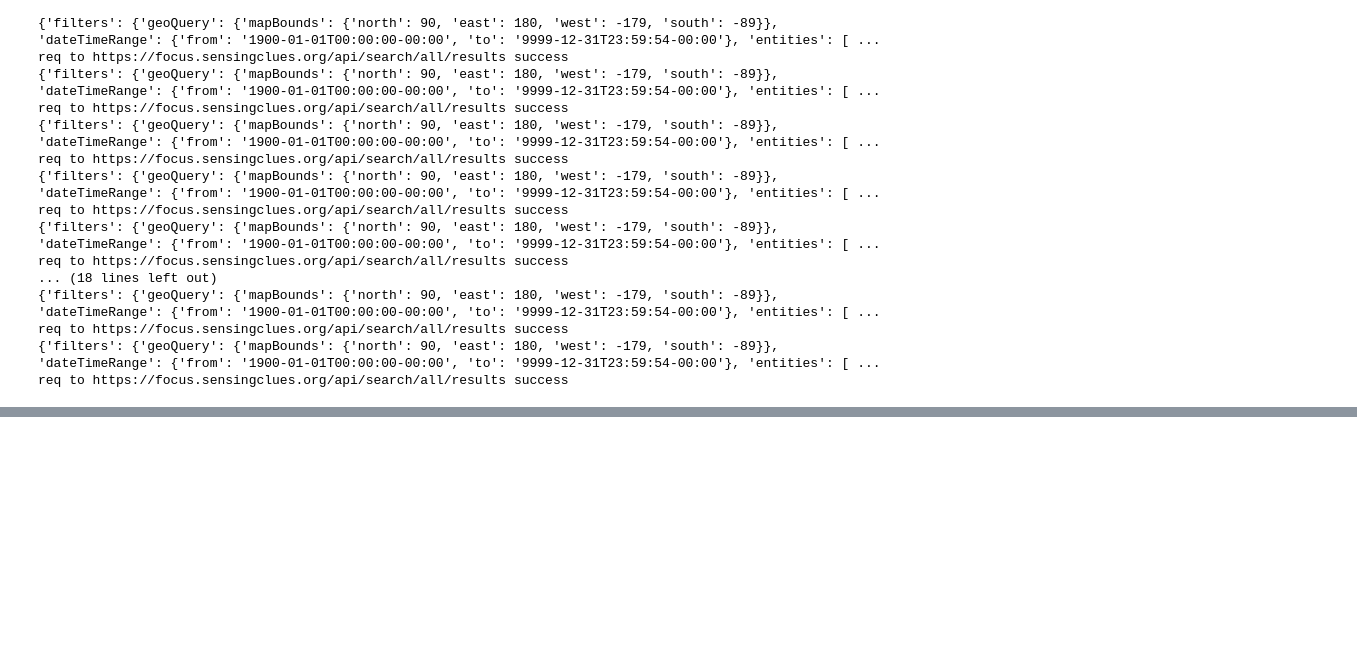
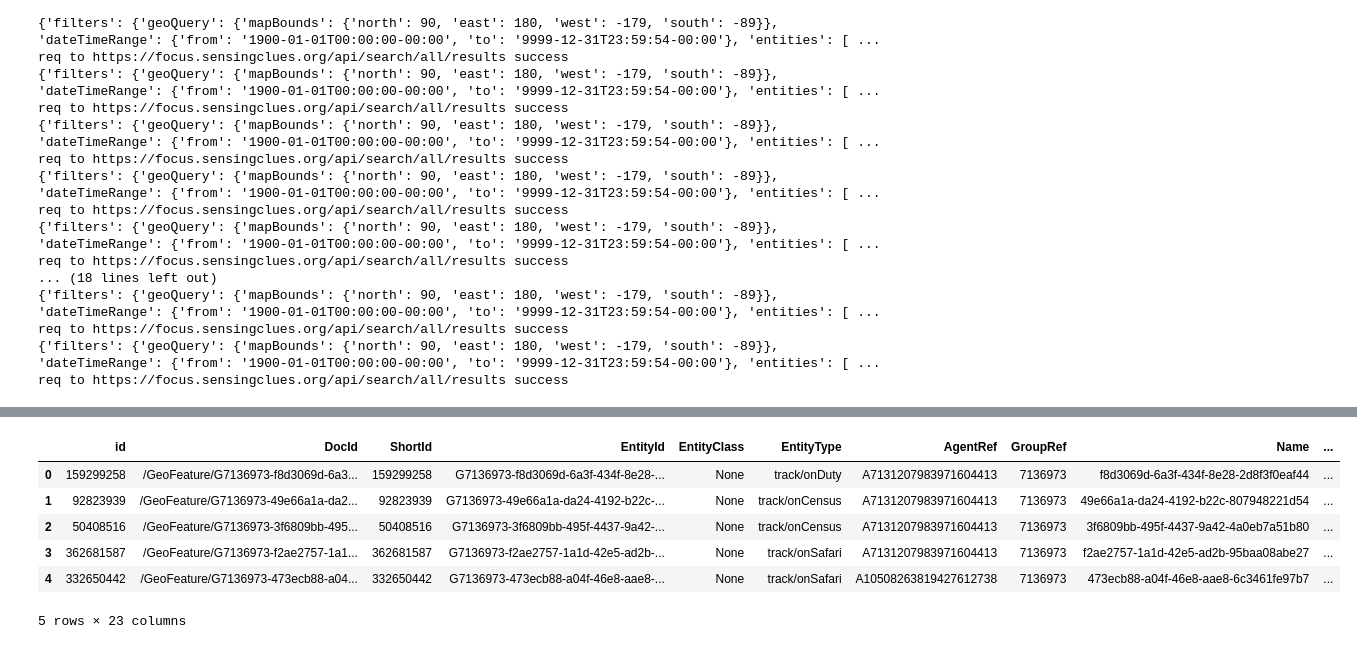
Before and after one commit to SensingClues/wildcat-api-python, a Jupyter notebook: demo_notebook.ipynb, the cells around one changed output, grey strips where cells are left out. Cells and saved outputs as stored; diff of their text form; code cells hidden in the pictures; blank space fills up the shorter version.

```diff
--- a/demo_notebook.ipynb
+++ b/demo_notebook.ipynb
@@ -198,0 +174,10 @@ NameError: name 'output2' is not defined
+# %%
+incl_geo.head()
+# %% [output]
+|  | id | DocId | ShortId | EntityId | EntityClass | EntityType | AgentRef | GroupRef | Name | ... |
+| 0 | 159299258 | /GeoFeature/G7136973-f8d3069d-6a3... | 159299258 | G7136973-f8d3069d-6a3f-434f-8e28-... | None | track/onDuty | A7131207983971604413 | 7136973 | f8d3069d-6a3f-434f-8e28-2d8f3f0eaf44 | ... |
+| 1 | 92823939 | /GeoFeature/G7136973-49e66a1a-da2... | 92823939 | G7136973-49e66a1a-da24-4192-b22c-... | None | track/onCensus | A7131207983971604413 | 7136973 | 49e66a1a-da24-4192-b22c-807948221d54 | ... |
+| 2 | 50408516 | /GeoFeature/G7136973-3f6809bb-495... | 50408516 | G7136973-3f6809bb-495f-4437-9a42-... | None | track/onCensus | A7131207983971604413 | 7136973 | 3f6809bb-495f-4437-9a42-4a0eb7a51b80 | ... |
+| 3 | 362681587 | /GeoFeature/G7136973-f2ae2757-1a1... | 362681587 | G7136973-f2ae2757-1a1d-42e5-ad2b-... | None | track/onSafari | A7131207983971604413 | 7136973 | f2ae2757-1a1d-42e5-ad2b-95baa08abe27 | ... |
+| 4 | 332650442 | /GeoFeature/G7136973-473ecb88-a04... | 332650442 | G7136973-473ecb88-a04f-46e8-aae8-... | None | track/onSafari | A10508263819427612738 | 7136973 | 473ecb88-a04f-46e8-aae8-6c3461fe97b7 | ... |
+5 rows × 23 columns
```
Also changed, not shown: parts of 17 cells of this notebook, 14 other files.
